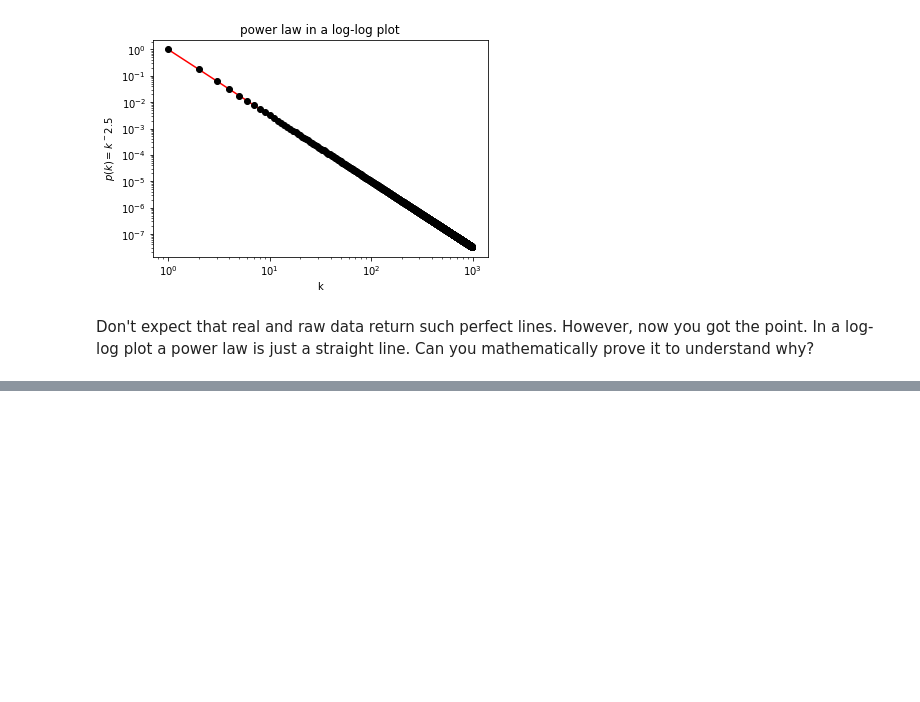
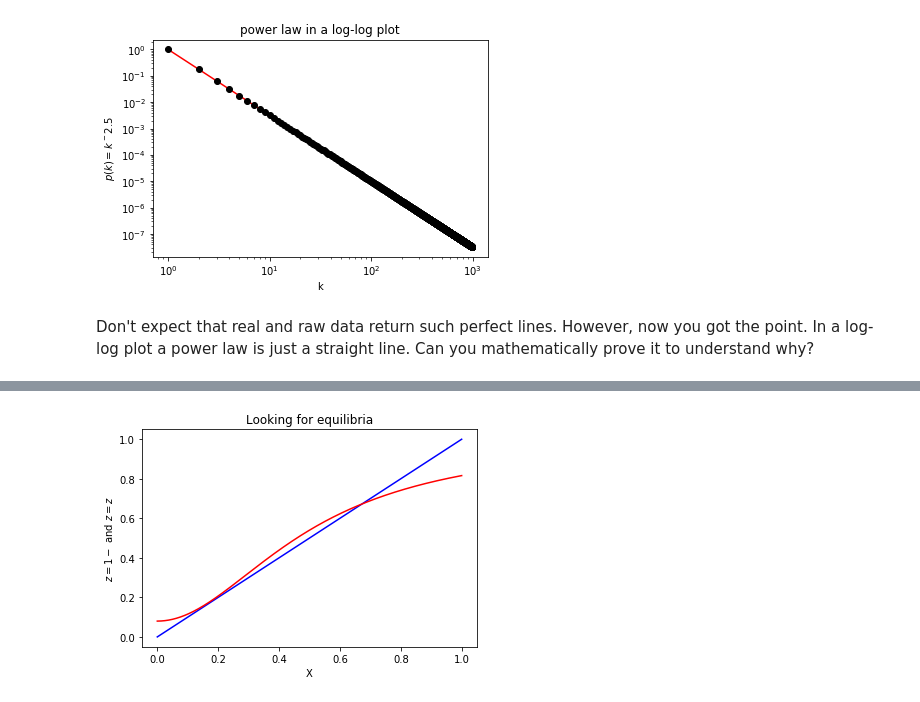
Before and after one commit to giaruffo/dataviz, a Jupyter notebook: notebooks/01.matplotlib.ipynb, the cells around one changed output, grey strips where cells are left out. Drawn from its saved outputs; the diff is of its cells as text; code cells hidden in the pictures; blank space fills up the shorter version.

```diff
--- a/notebooks/01.matplotlib.ipynb
+++ b/notebooks/01.matplotlib.ipynb
@@ -257,0 +269,11 @@ Don't expect that real and raw data return such perfect lines. However, now you
+# %%
+x = np.arange(0, 1, 0.0001)
+z = x
+z1 = 1-0.92/(1+4*x**2)
+plt.plot(x,z,"b-", x, z1, "r-")
+plt.title("Looking for equilibria")
+plt.xlabel("X")
+plt.ylabel("$z = 1-\frac{.93}{1+4z^2}$ and $z=z$")
+plt.show()
+# %% [output]
+[figure, added]
```
Also changed, not shown: parts of 1 cell of this notebook.
